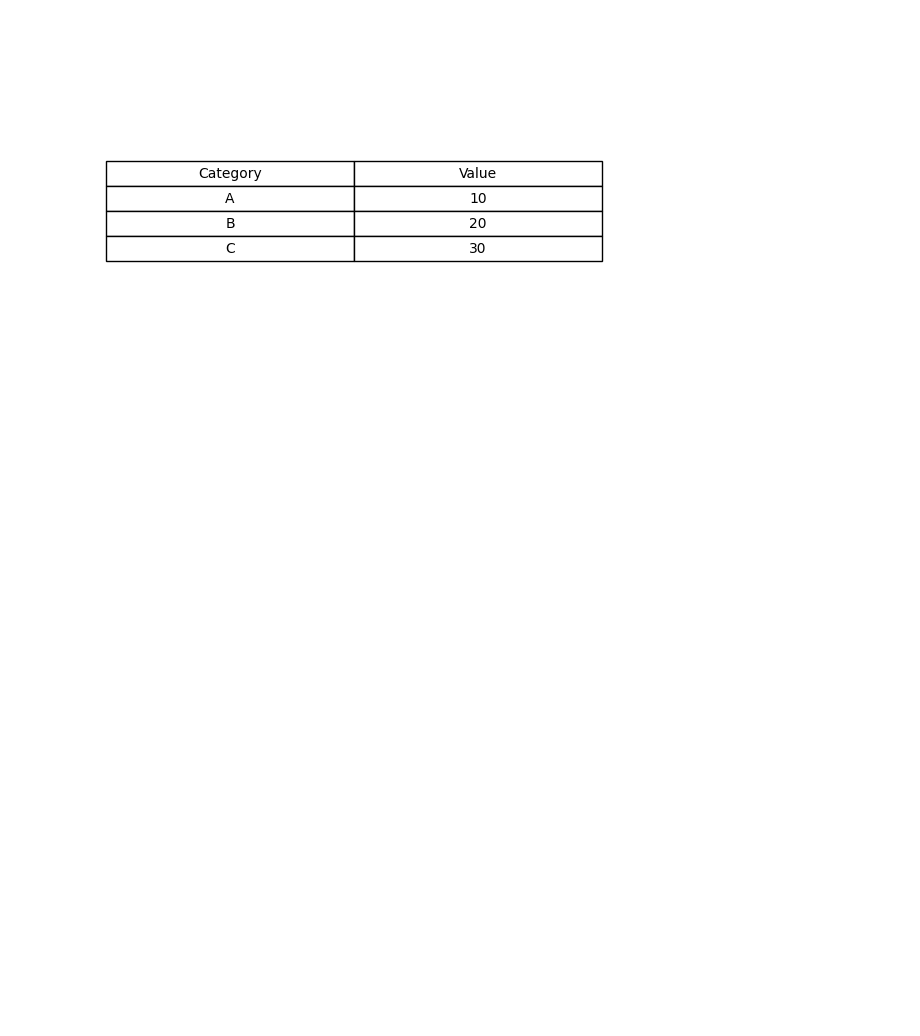
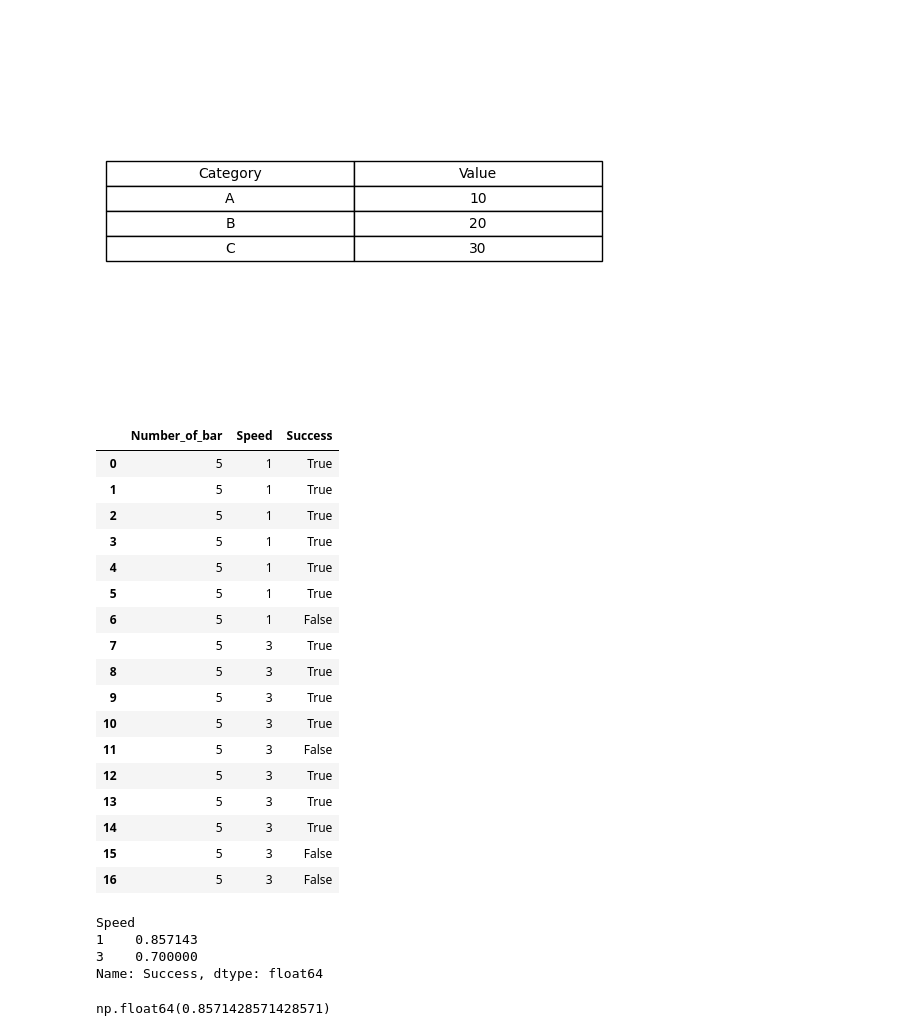
Before and after one commit to NattananPimj/Cauldron_n_Coins, a Jupyter notebook: Datatest.ipynb, the cells around one changed output. Saved outputs shown, nothing was run; the diff lists cells and outputs as text; code cells hidden in the pictures; blank space fills up the shorter version.

Commit message:
process haggle data + temorary remove sell data due to error

```diff
--- a/Datatest.ipynb
+++ b/Datatest.ipynb
@@ -153,3 +153,37 @@ table.scale(1, 1.5)
 plt.show()
 # %% [output]
 [figure]
+# %%
+hdf = pd.read_csv('database/haggle_fail.csv')
+hdf
+# %% [output]
+|  | Number_of_bar | Speed | Success |
+| 0 | 5 | 1 | True |
+| 1 | 5 | 1 | True |
+| 2 | 5 | 1 | True |
+| 3 | 5 | 1 | True |
+| 4 | 5 | 1 | True |
+| 5 | 5 | 1 | True |
+| 6 | 5 | 1 | False |
+| 7 | 5 | 3 | True |
+| 8 | 5 | 3 | True |
+| 9 | 5 | 3 | True |
+| 10 | 5 | 3 | True |
+| 11 | 5 | 3 | False |
+| 12 | 5 | 3 | True |
+| 13 | 5 | 3 | True |
+| 14 | 5 | 3 | True |
+| 15 | 5 | 3 | False |
+| 16 | 5 | 3 | False |
+# %%
+h = hdf.groupby('Speed')['Success'].mean()
+h
+# %% [output]
+Speed
+1    0.857143
+3    0.700000
+Name: Success, dtype: float64
+# %%
+h[1]
+# %% [output]
+np.float64(0.8571428571428571)
```
Also changed, not shown: 4 other files.
